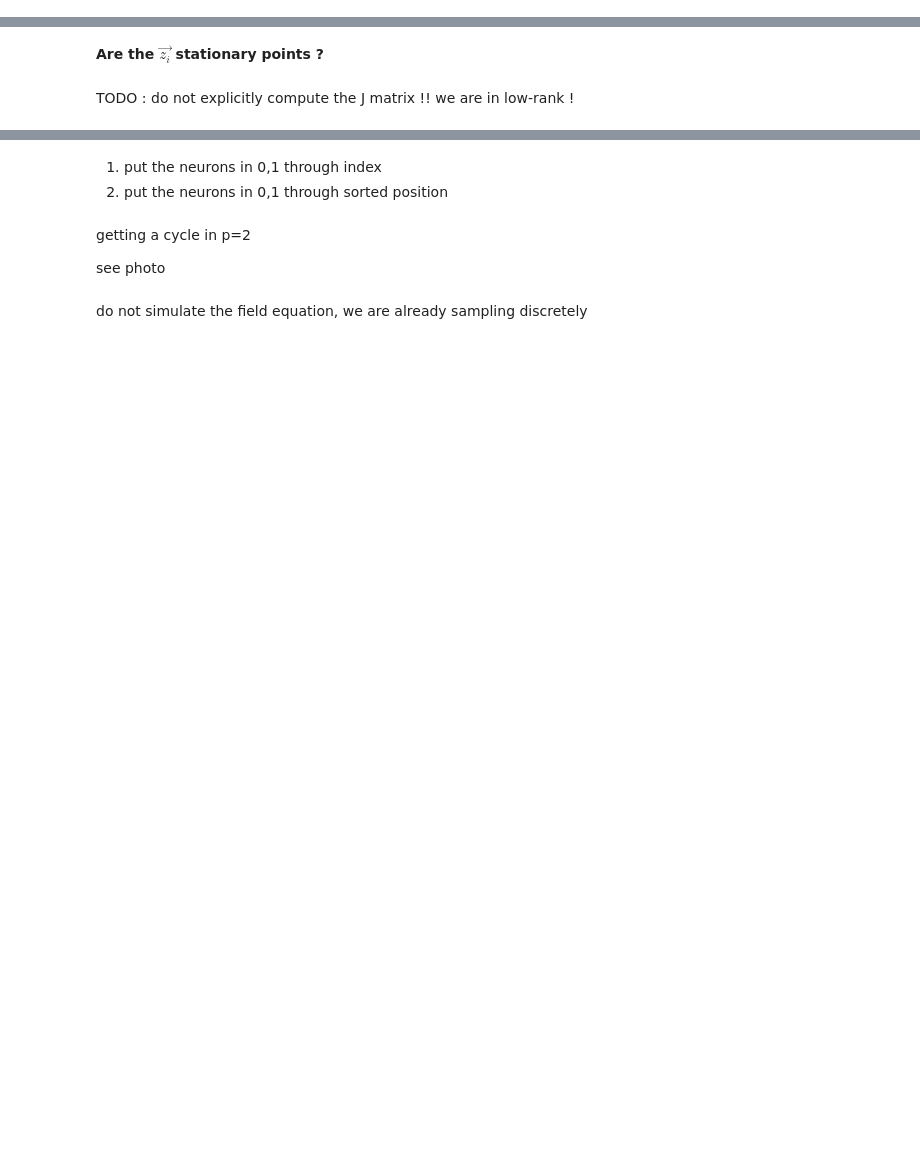
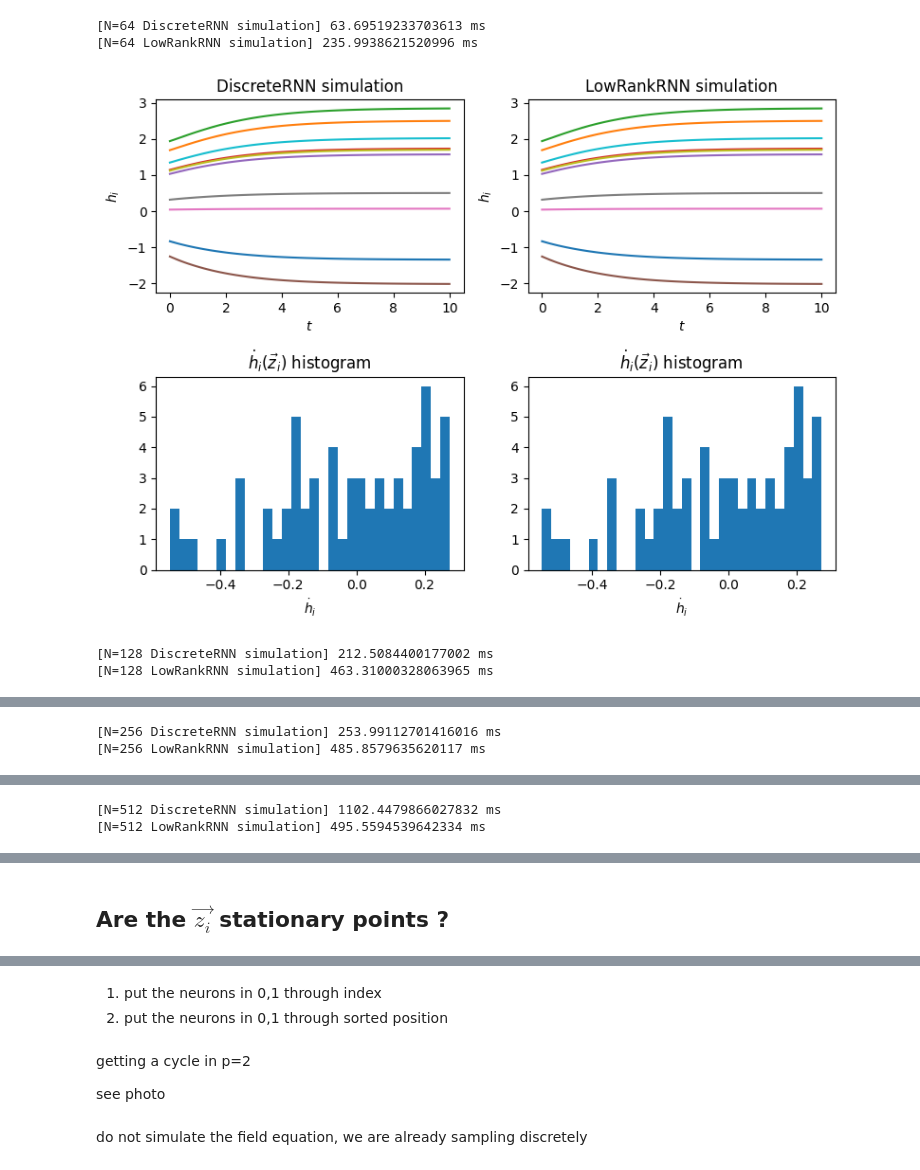
Before and after one commit to ninivert/lcnthesis, a Jupyter notebook: notebooks/notebook.ipynb, the cells around one changed output, grey strips where cells are left out. Cells and saved outputs as stored; diff of their text form; code cells hidden in the pictures; blank space fills up the shorter version.

Commit message:
check z_i are stationary points

```diff
--- a/notebooks/notebook.ipynb
+++ b/notebooks/notebook.ipynb
@@ -23,0 +108,39 @@ from neurodyn import *
+# %%
+for N in [64, 128, 256, 512]:
+	phi = sigmoid
+	I_ext = lambda t: 0
+	J, z_samples = make_low_rank_valentin(p=1, N=N, phi=phi, random_state=42, exclude_self_connections=True)
+	F, G = make_F_G_valentin(p=1, N=N, phi=phi, random_state=42)
+
+	rnn_full = DiscreteRNN(J, phi, I_ext)
+	rnn_lr = LowRankRNN(F, G, phi, I_ext, exclude_self_connections=True)
+
+	with Timer(name=f'{N=} DiscreteRNN simulation'):
+		res_full = rnn_full.simulate_h(h0=z_samples[0], t_span=(0, 10))
+	with Timer(name=f'{N=} LowRankRNN simulation'):
+		res_lr = rnn_lr.simulate_h(h0=z_samples[0], t_span=(0, 10))
+
+	fig, ax = plt.subplots(ncols=2, nrows=2, figsize=(8, 6), tight_layout=True)
+	ax[0, 0].set_title('DiscreteRNN simulation')
+	ax[0, 0].set_xlabel('$t$')
+	ax[0, 0].set_ylabel('$h_i$')
+	for i in range(10):
+		ax[0, 0].plot(res_full.t, res_full.y[i, :])
+	ax[0, 1].set_title('LowRankRNN simulation')
+	ax[0, 1].set_xlabel('$t$')
+	ax[0, 1].set_ylabel('$h_i$')
+	for i in range(10):
+		ax[0, 1].plot(res_lr.t, res_lr.y[i, :])
+	ax[1, 0].hist(rnn_full.dh(0, z_samples[0]), bins=30)
+	ax[1, 0].set_title('$\\dot h_i(\\vec z_i)$ histogram')
+	ax[1, 0].set_xlabel('$\\dot h_i$')
+	ax[1, 1].hist(rnn_lr.dh(0, z_samples[0]), bins=30)
+	ax[1, 1].set_title('$\\dot h_i(\\vec z_i)$ histogram')
+	ax[1, 1].set_xlabel('$\\dot h_i$')
+	plt.show()
+# %% [output]
+[N=64 DiscreteRNN simulation] 63.69519233703613 ms
+[N=64 LowRankRNN simulation] 235.9938621520996 ms
+[figure, added]
+[N=128 DiscreteRNN simulation] 212.5084400177002 ms
+[N=128 LowRankRNN simulation] 463.31000328063965 ms
@@ -23,0 +148,2 @@ from neurodyn import *
+[N=256 DiscreteRNN simulation] 253.99112701416016 ms
+[N=256 LowRankRNN simulation] 485.8579635620117 ms
@@ -23,0 +151,2 @@ from neurodyn import *
+[N=512 DiscreteRNN simulation] 1102.4479866027832 ms
+[N=512 LowRankRNN simulation] 495.5594539642334 ms
@@ -24,4 +154,2 @@ from neurodyn import *
 # %% [markdown]
-**Are the $\vec{z_i}$ stationary points ?**
+## Are the $\vec{z_i}$ stationary points ?
-# %% [markdown]
-TODO : do not explicitly compute the J matrix !! we are in low-rank !
```
Also changed, not shown: parts of 14 cells of this notebook, 3 other files.
